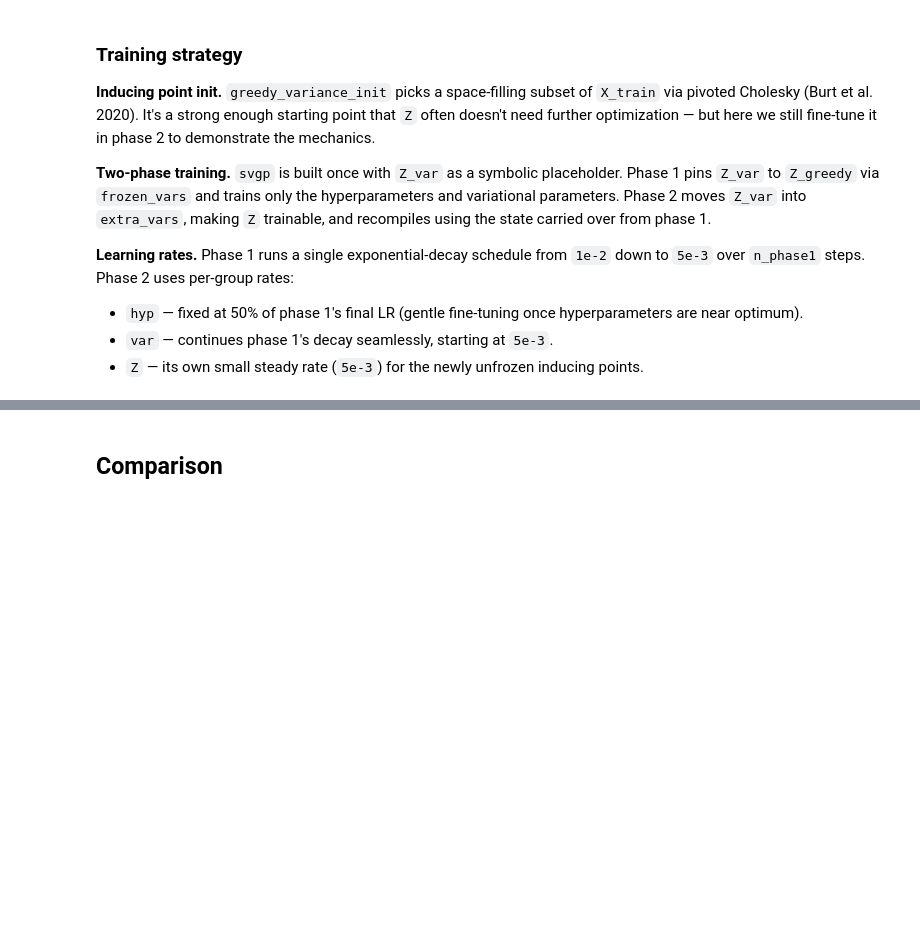
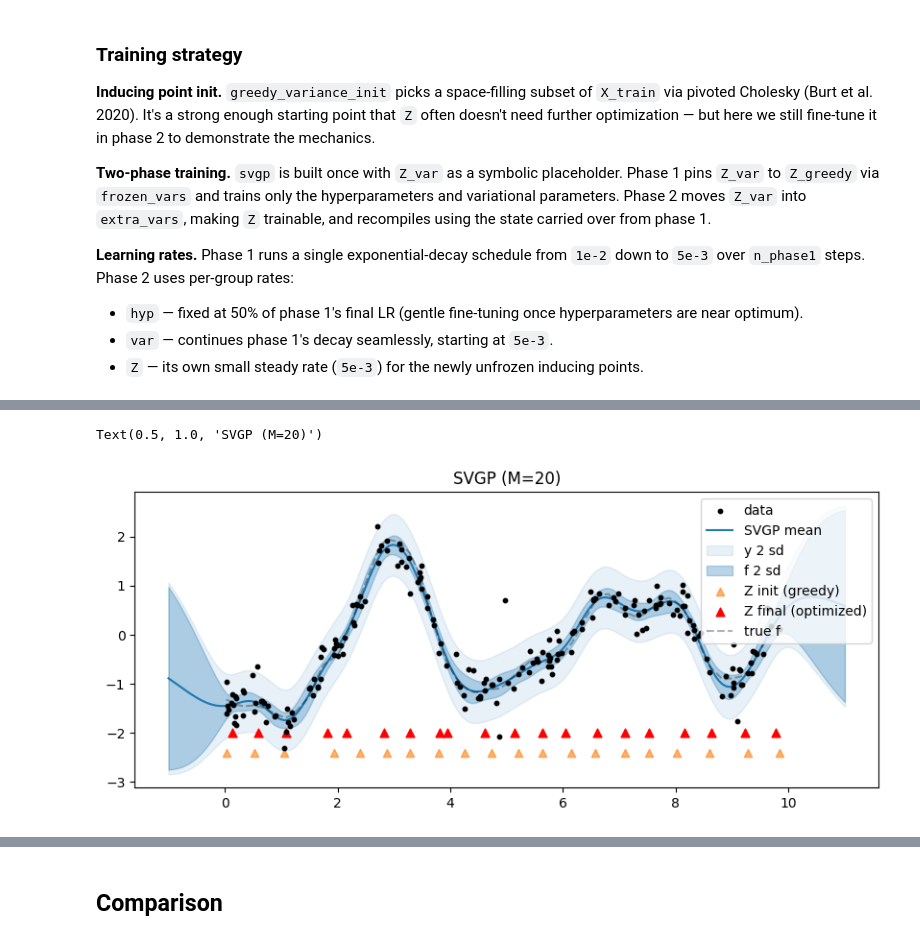
Before and after one commit to bwengals/ptgp, a Jupyter notebook: notebooks/demo.ipynb, the cells around one changed output, grey strips where cells are left out. Drawn from its saved outputs; the diff is of its cells as text; code cells hidden in the pictures; blank space fills up the shorter version.

```diff
--- a/notebooks/demo.ipynb
+++ b/notebooks/demo.ipynb
@@ -289,28 +400,67 @@ plt.title("SVGP training loss");
 # %%
 predict_svgp = pg.optim.compile_predict(
-    svgp, X_new_var, svgp_model, shared_params_svgp,
+    svgp,
+    X_new_var,
+    svgp_model,
+    shared_params_svgp,
     extra_vars=[q_mu_var, q_sqrt_var, Z_var],
     shared_extras=shared_extras_svgp,
 )
 predict_svgp_y = pg.optim.compile_predict(
-    svgp, X_new_var, svgp_model, shared_params_svgp,
+    svgp,
+    X_new_var,
+    svgp_model,
+    shared_params_svgp,
     extra_vars=[q_mu_var, q_sqrt_var, Z_var],
-    shared_extras=shared_extras_svgp, incl_lik=True,
+    shared_extras=shared_extras_svgp,
+    incl_lik=True,
 )
 
 mu_svgp, var_svgp = predict_svgp(X_test)
 mu_svgp_y, var_svgp_y = predict_svgp_y(X_test)
 sd_svgp = np.sqrt(var_svgp)
 sd_svgp_y = np.sqrt(var_svgp_y)
 
 plt.figure(figsize=(10, 4))
 plt.scatter(X_train, y_train, s=10, c="k", zorder=3, label="data")
 plt.plot(X_test, mu_svgp, "C0", label="SVGP mean")
-plt.fill_between(X_test.ravel(), mu_svgp_y - 2*sd_svgp_y, mu_svgp_y + 2*sd_svgp_y, alpha=0.1, color="C0", label="y 2 sd")
-plt.fill_between(X_test.ravel(), mu_svgp - 2*sd_svgp, mu_svgp + 2*sd_svgp, alpha=0.3, color="C0", label="f 2 sd")
+plt.fill_between(
+    X_test.ravel(),
+    mu_svgp_y - 2 * sd_svgp_y,
+    mu_svgp_y + 2 * sd_svgp_y,
+    alpha=0.1,
+    color="C0",
+    label="y 2 sd",
+)
+plt.fill_between(
+    X_test.ravel(),
+    mu_svgp - 2 * sd_svgp,
+    mu_svgp + 2 * sd_svgp,
+    alpha=0.3,
+    color="C0",
+    label="f 2 sd",
+)
 Z_opt = shared_extras_svgp[2].get_value()
-plt.scatter(Z_greedy.ravel(), np.zeros(M_svgp) - 2.4, marker="^", c="C1", s=35, alpha=0.6, label="Z init (greedy)")
-plt.scatter(Z_opt.ravel(), np.zeros(M_svgp) - 2.0, marker="^", c="r", s=40, label="Z final (optimized)")
+plt.scatter(
+    Z_greedy.ravel(),
+    np.zeros(M_svgp) - 2.4,
+    marker="^",
+    c="C1",
+    s=35,
+    alpha=0.6,
+    label="Z init (greedy)",
+)
+plt.scatter(
+    Z_opt.ravel(),
+    np.zeros(M_svgp) - 2.0,
+    marker="^",
+    c="r",
+    s=40,
+    label="Z final (optimized)",
+)
 plt.plot(X_train, f_train, "k--", alpha=0.3, label="true f")
 plt.legend(loc="upper right")
-plt.title(f"SVGP (M={M_svgp})");
+plt.title(f"SVGP (M={M_svgp})")
+# %% [output]
+Text(0.5, 1.0, 'SVGP (M=20)')
+[figure, added]
```
Also changed, not shown: parts of 16 cells of this notebook, 8 other files.
